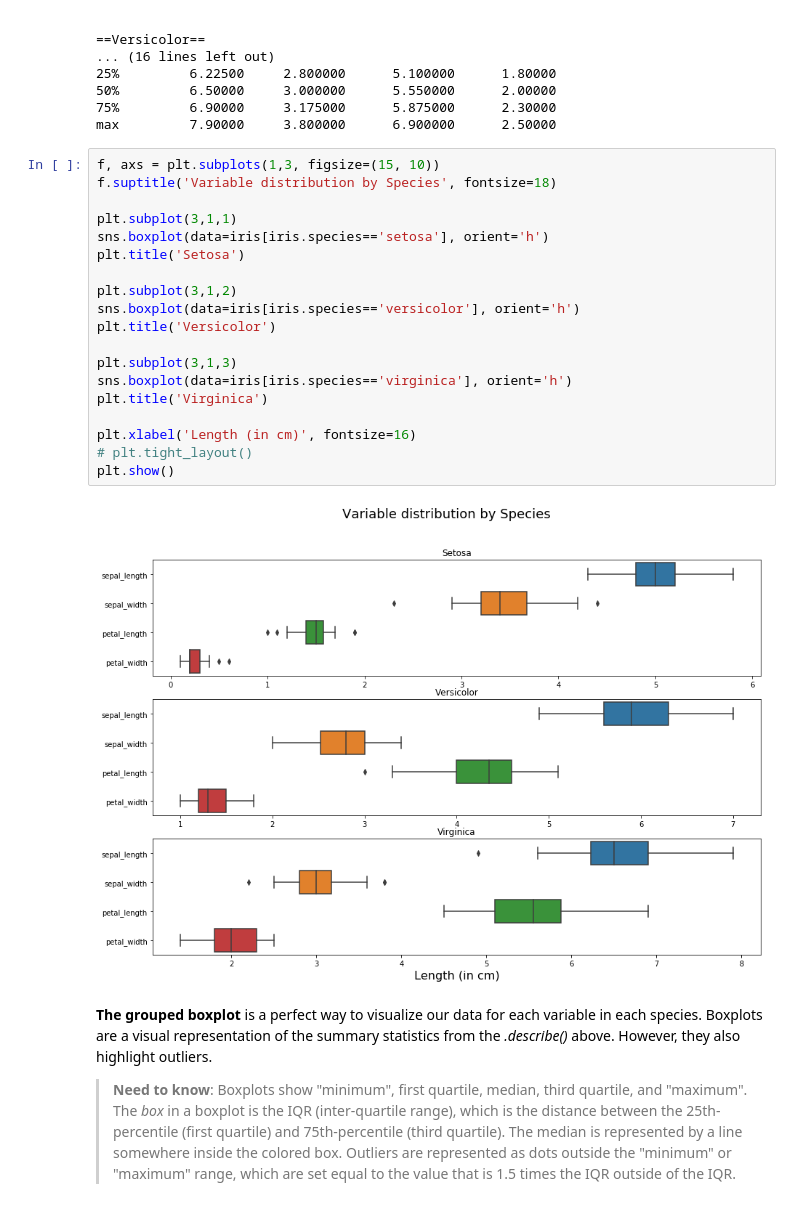
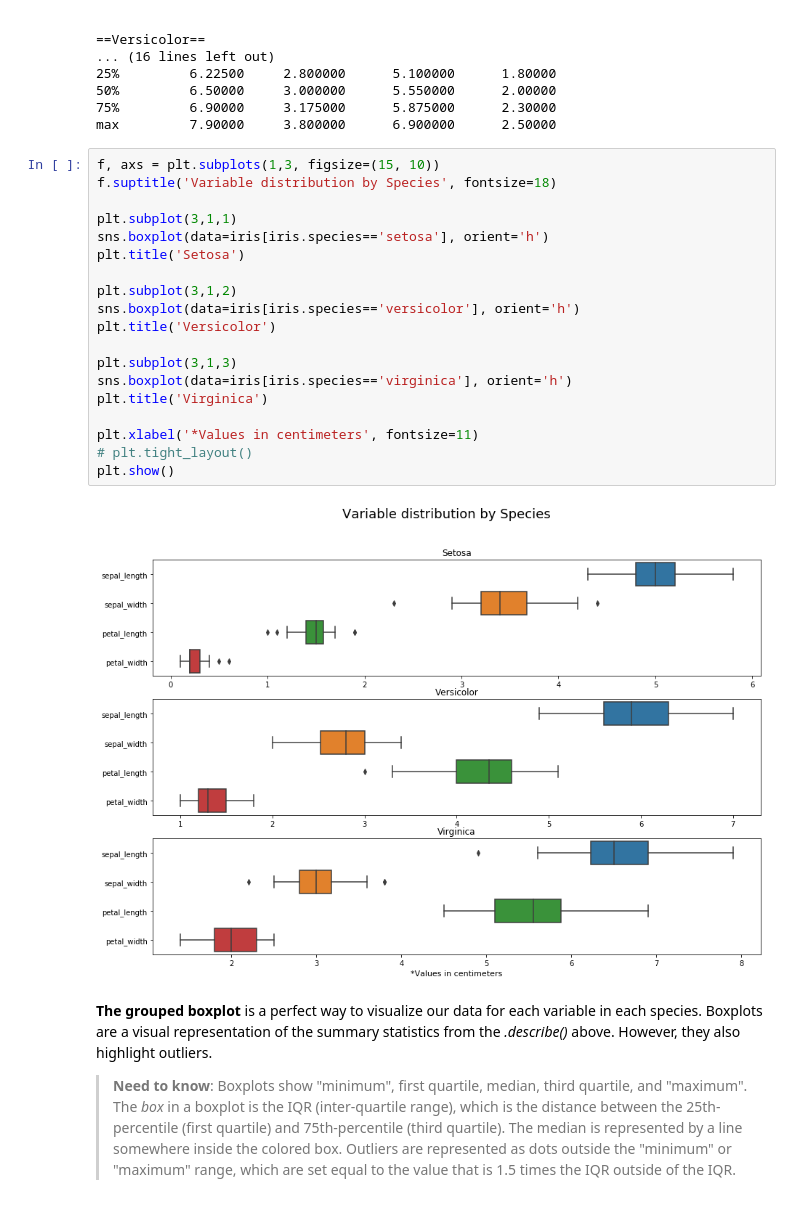
Before and after one commit to RekaCodes/iris, a Jupyter notebook: iris.ipynb, the cells around one changed output. Saved outputs shown, nothing was run; the diff lists cells and outputs as text.

```diff
--- a/iris.ipynb
+++ b/iris.ipynb
@@ -143,24 +150,24 @@ max         7.90000     3.800000      6.900000      2.50000
 # %%
 f, axs = plt.subplots(1,3, figsize=(15, 10))
 f.suptitle('Variable distribution by Species', fontsize=18)
 
 plt.subplot(3,1,1)
 sns.boxplot(data=iris[iris.species=='setosa'], orient='h')
 plt.title('Setosa')
 
 plt.subplot(3,1,2)
 sns.boxplot(data=iris[iris.species=='versicolor'], orient='h')
 plt.title('Versicolor')
 
 plt.subplot(3,1,3)
 sns.boxplot(data=iris[iris.species=='virginica'], orient='h')
 plt.title('Virginica')
 
-plt.xlabel('Length (in cm)', fontsize=16)
+plt.xlabel('*Values in centimeters', fontsize=11)
 # plt.tight_layout()
 plt.show()
 # %% [output]
-[figure, old version]
+[figure, new version]
 # %% [markdown]
 **The grouped boxplot** is a perfect way to visualize our data for each variable in each species. Boxplots are a visual representation of the summary statistics from the *.describe()* above. However, they also highlight outliers.
 
```
Also changed, not shown: parts of 35 cells of this notebook.
